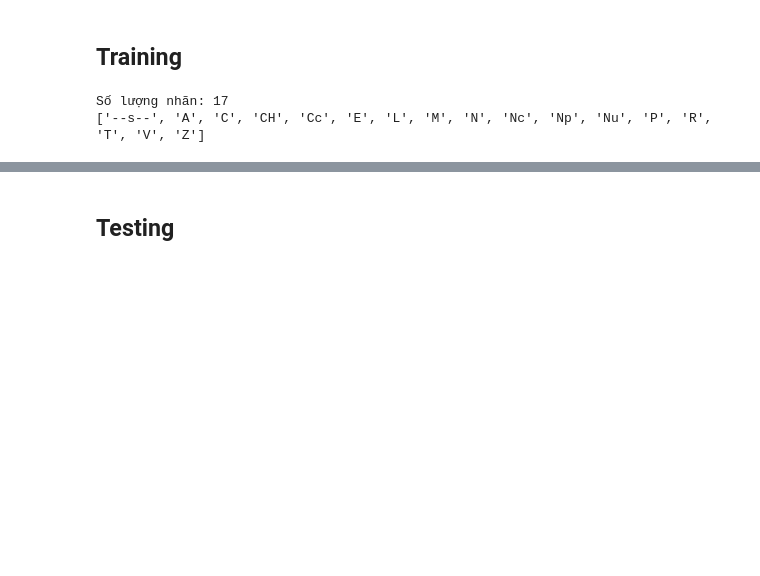
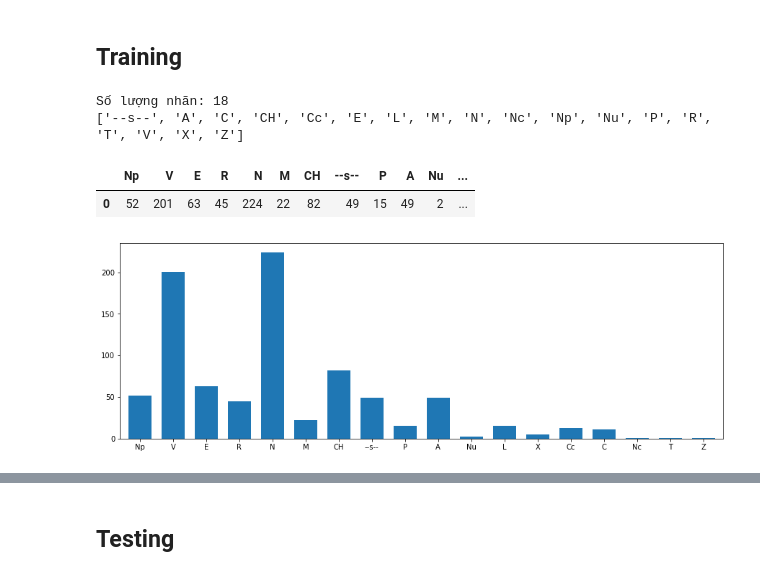
Before and after one commit to ds4v/vietnamese-pos-tagging, a Jupyter notebook: source.ipynb, the cells around one changed output, grey strips where cells are left out. Cells and saved outputs as stored; diff of their text form; code cells hidden in the pictures; blank space fills up the shorter version.

```diff
--- a/Parts of Speech Tagging.ipynb
+++ b/source.ipynb
@@ -223,11 +364,18 @@ def create_dictionaries(train_gold, vocab):
 # %%
-emission_counts, transition_counts, tag_counts = create_dictionaries(train_gold, vocabs)
+transition_counts, emission_counts, tag_counts = create_dictionaries(train_gold, vocabs)
 states = sorted(tag_counts.keys())
 print('Số lượng nhãn:', len(states))
 print(states)
 # %% [output]
-Số lượng nhãn: 17
-['--s--', 'A', 'C', 'CH', 'Cc', 'E', 'L', 'M', 'N', 'Nc', 'Np', 'Nu', 'P', 'R', 'T', 'V', 'Z']
+Số lượng nhãn: 18
+['--s--', 'A', 'C', 'CH', 'Cc', 'E', 'L', 'M', 'N', 'Nc', 'Np', 'Nu', 'P', 'R', 'T', 'V', 'X', 'Z']
+# %%
+pd.DataFrame([tag_counts]).T.plot.bar(rot=0, width=0.7, legend=False, figsize=(15, 5))
+pd.DataFrame([tag_counts])
+# %% [output]
+|  | Np | V | E | R | N | M | CH | --s-- | P | A | Nu | ... |
+| 0 | 52 | 201 | 63 | 45 | 224 | 22 | 82 | 49 | 15 | 49 | 2 | ... |
+[figure, added]
 # %%
 print("Transition examples: ")
 for example in list(transition_counts.items())[:3]:
```
Also changed, not shown: parts of 49 cells of this notebook, 8 other files.
